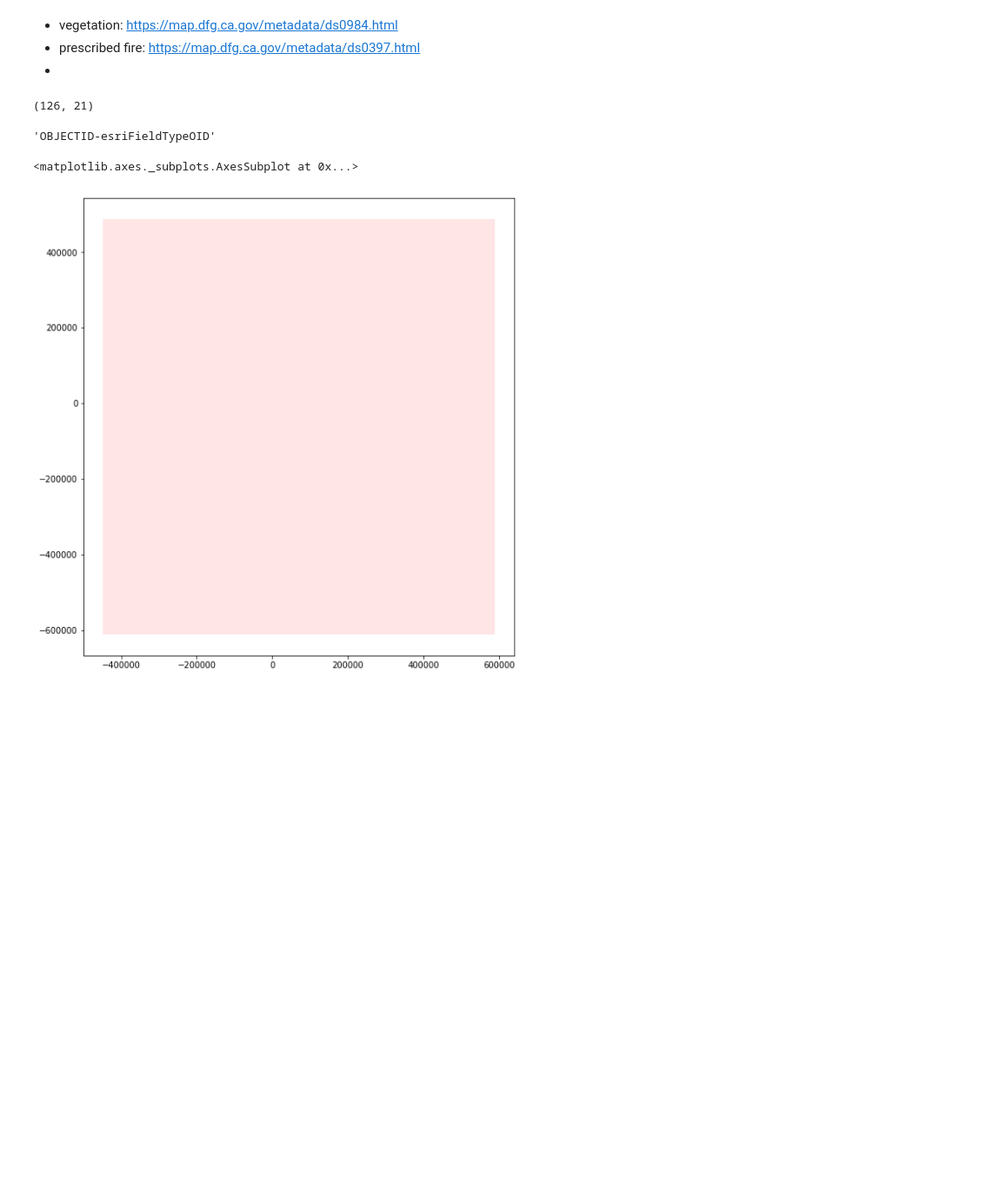
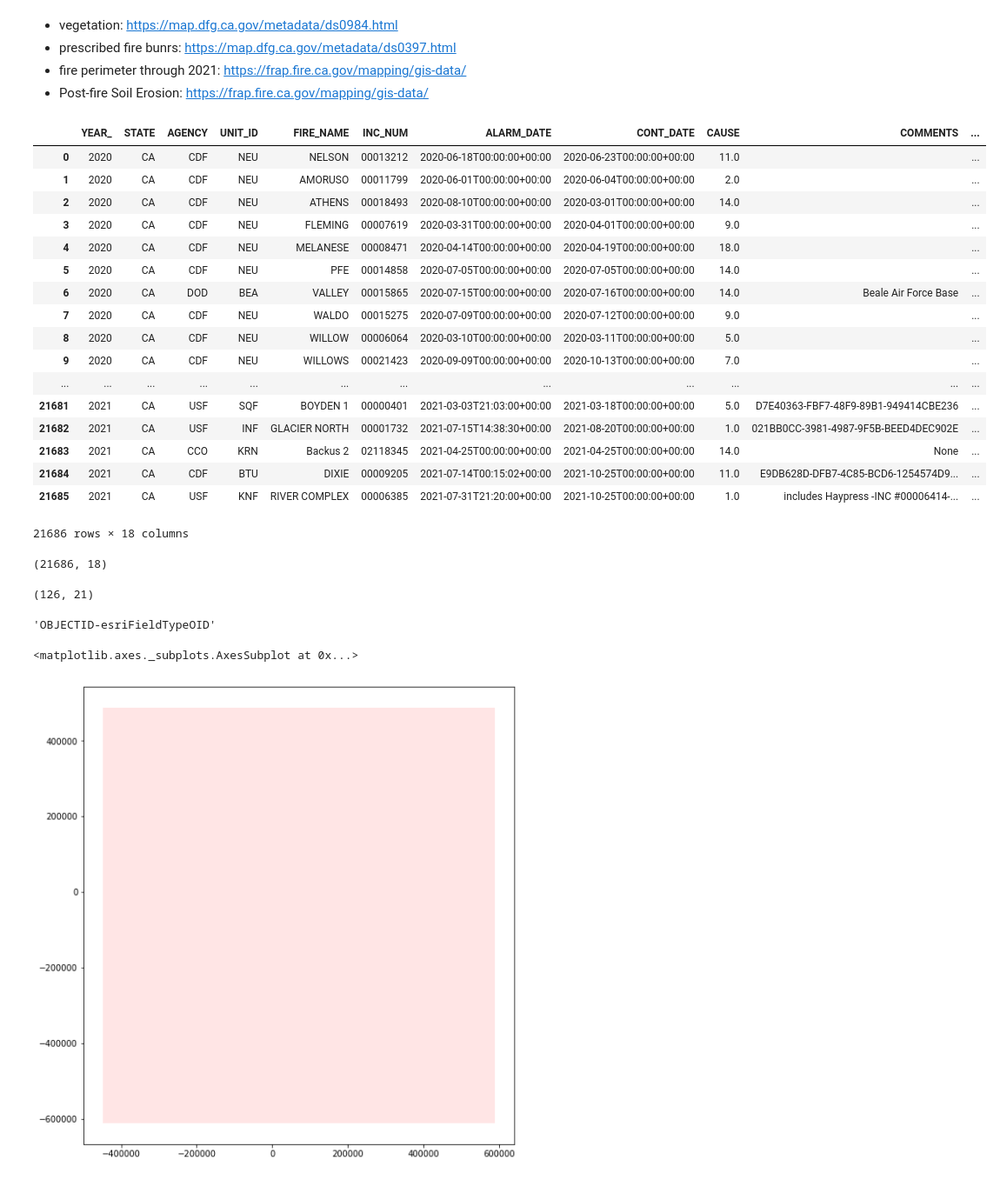
Before and after one commit to ShuonanChen/ML-Climate-Project-Template-Fall2022, a Jupyter notebook: resources/notebooks/check_data.ipynb, the cells around one changed output. Shown at 87% size. Drawn from its saved outputs; the diff is of its cells as text; code cells hidden in the pictures; blank space fills up the shorter version.

```diff
--- a/resources/notebooks/check_data.ipynb
+++ b/resources/notebooks/check_data.ipynb
@@ -1,7 +1,8 @@
 # %% [markdown]
 - vegetation: https://map.dfg.ca.gov/metadata/ds0984.html
-- prescribed fire: https://map.dfg.ca.gov/metadata/ds0397.html
--
+- prescribed fire bunrs: https://map.dfg.ca.gov/metadata/ds0397.html
+- fire perimeter through 2021: https://frap.fire.ca.gov/mapping/gis-data/
+- Post-fire Soil Erosion: https://frap.fire.ca.gov/mapping/gis-data/
 # %%
 %matplotlib inline
 import matplotlib
@@ -10,6 +11,31 @@ import matplotlib.pyplot as plt
 import geopandas as gpd
 import contextily as cx
 import pandas as pd
+# %%
+fire21_1
+# %% [output]
+|  | YEAR_ | STATE | AGENCY | UNIT_ID | FIRE_NAME | INC_NUM | ALARM_DATE | CONT_DATE | CAUSE | COMMENTS | ... |
+| 0 | 2020 | CA | CDF | NEU | NELSON | 00013212 | 2020-06-18T00:00:00+00:00 | 2020-06-23T00:00:00+00:00 | 11.0 |  | ... |
+| 1 | 2020 | CA | CDF | NEU | AMORUSO | 00011799 | 2020-06-01T00:00:00+00:00 | 2020-06-04T00:00:00+00:00 | 2.0 |  | ... |
+| 2 | 2020 | CA | CDF | NEU | ATHENS | 00018493 | 2020-08-10T00:00:00+00:00 | 2020-03-01T00:00:00+00:00 | 14.0 |  | ... |
+| 3 | 2020 | CA | CDF | NEU | FLEMING | 00007619 | 2020-03-31T00:00:00+00:00 | 2020-04-01T00:00:00+00:00 | 9.0 |  | ... |
+| 4 | 2020 | CA | CDF | NEU | MELANESE | 00008471 | 2020-04-14T00:00:00+00:00 | 2020-04-19T00:00:00+00:00 | 18.0 |  | ... |
+| 5 | 2020 | CA | CDF | NEU | PFE | 00014858 | 2020-07-05T00:00:00+00:00 | 2020-07-05T00:00:00+00:00 | 14.0 |  | ... |
+| 6 | 2020 | CA | DOD | BEA | VALLEY | 00015865 | 2020-07-15T00:00:00+00:00 | 2020-07-16T00:00:00+00:00 | 14.0 | Beale Air Force Base | ... |
+| 7 | 2020 | CA | CDF | NEU | WALDO | 00015275 | 2020-07-09T00:00:00+00:00 | 2020-07-12T00:00:00+00:00 | 9.0 |  | ... |
+| 8 | 2020 | CA | CDF | NEU | WILLOW | 00006064 | 2020-03-10T00:00:00+00:00 | 2020-03-11T00:00:00+00:00 | 5.0 |  | ... |
+| 9 | 2020 | CA | CDF | NEU | WILLOWS | 00021423 | 2020-09-09T00:00:00+00:00 | 2020-10-13T00:00:00+00:00 | 7.0 |  | ... |
+| ... | ... | ... | ... | ... | ... | ... | ... | ... | ... | ... | ... |
+| 21681 | 2021 | CA | USF | SQF | BOYDEN 1 | 00000401 | 2021-03-03T21:03:00+00:00 | 2021-03-18T00:00:00+00:00 | 5.0 | D7E40363-FBF7-48F9-89B1-949414CBE236 | ... |
+| 21682 | 2021 | CA | USF | INF | GLACIER NORTH | 00001732 | 2021-07-15T14:38:30+00:00 | 2021-08-20T00:00:00+00:00 | 1.0 | 021BB0CC-3981-4987-9F5B-BEED4DEC902E | ... |
+| 21683 | 2021 | CA | CCO | KRN | Backus 2 | 02118345 | 2021-04-25T00:00:00+00:00 | 2021-04-25T00:00:00+00:00 | 14.0 | None | ... |
+| 21684 | 2021 | CA | CDF | BTU | DIXIE | 00009205 | 2021-07-14T00:15:02+00:00 | 2021-10-25T00:00:00+00:00 | 11.0 | E9DB628D-DFB7-4C85-BCD6-1254574D9... | ... |
+| 21685 | 2021 | CA | USF | KNF | RIVER COMPLEX | 00006385 | 2021-07-31T21:20:00+00:00 | 2021-10-25T00:00:00+00:00 | 1.0 | includes Haypress -INC #00006414-... | ... |
+21686 rows × 18 columns
+# %%
+fire21_1.shape
+# %% [output]
+(21686, 18)
 # %%
 seq = pd.read_csv('/home/ubuntu/climate_seqoia/resources/sequoia_BIOS.csv')
 # %%
```
Also changed, not shown: parts of 3 cells of this notebook.
